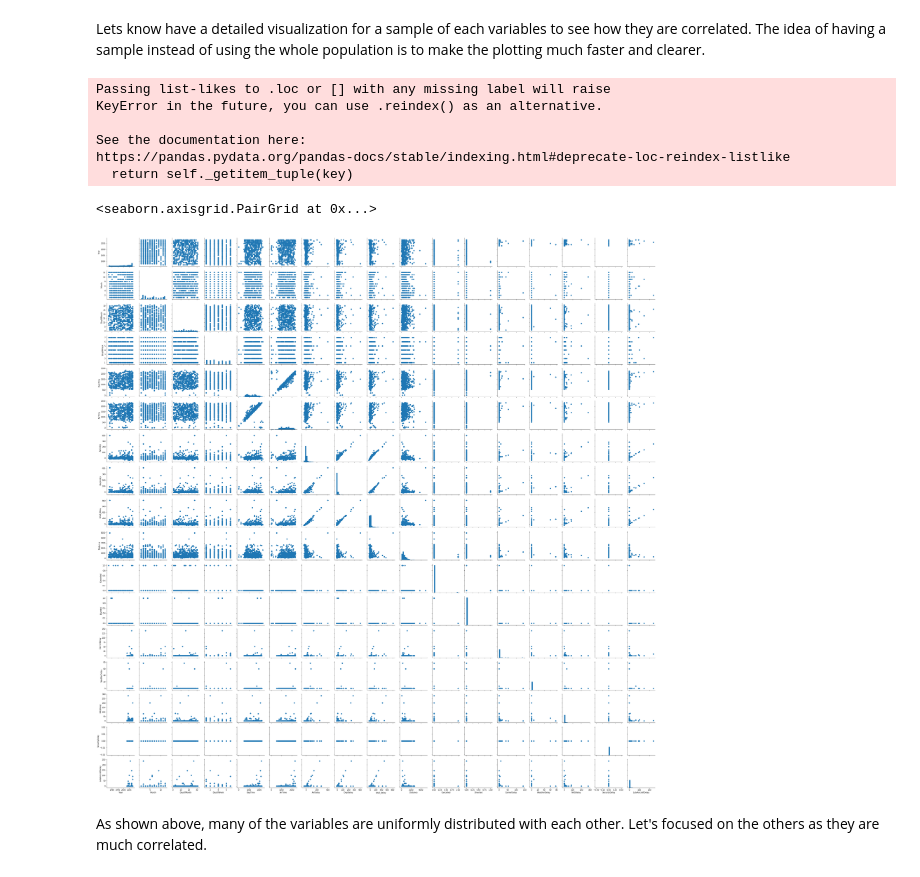
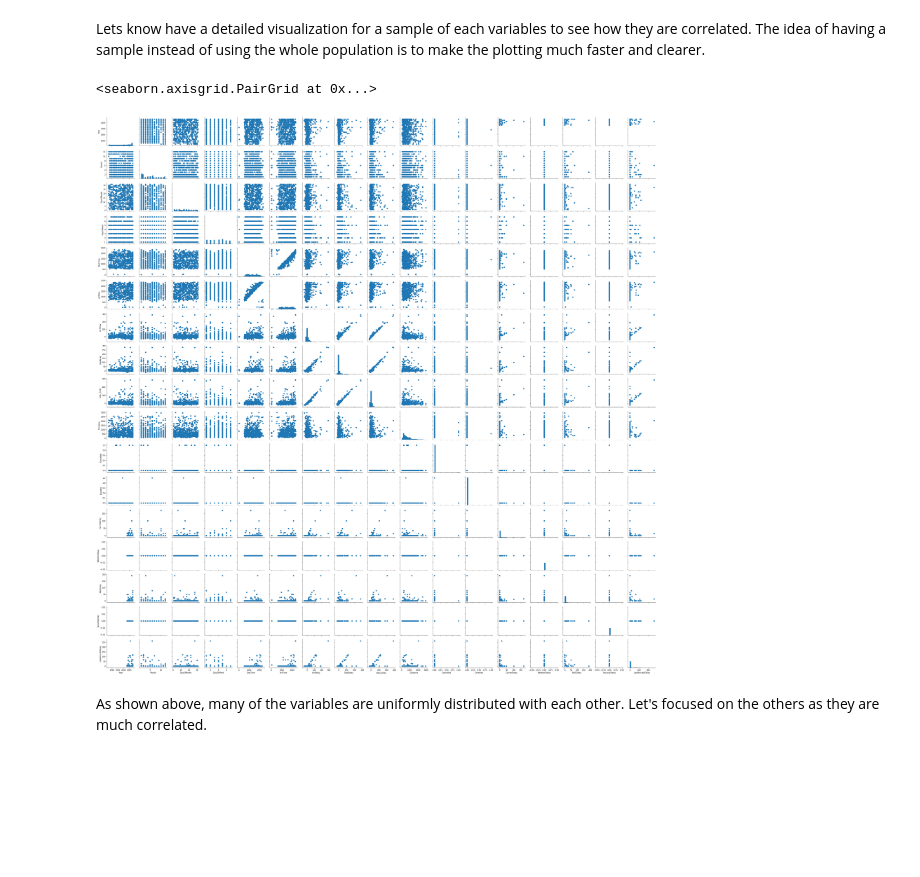
Before and after one commit to 0xRYx0/Udacity-Projects-DAND, a Jupyter notebook: DAND/Project#5 - Data Visualization/exploration_notebook.ipynb, the cells around one changed output. Saved outputs shown, nothing was run; the diff lists cells and outputs as text; code cells hidden in the pictures; blank space fills up the shorter version.

```diff
--- a/DAND/Project#5 - Data Visualization/exploration_notebook.ipynb
+++ b/DAND/Project#5 - Data Visualization/exploration_notebook.ipynb
@@ -25,7 +26,7 @@ all_flights = [file for file in glob.glob('../Flighs Data/csv/*.csv')]
 all_flights.sort()
 
 # Combine all cvs files into one DataFrame [df_flights]:
-df_flights = pd.concat([pd.read_csv(file, encoding ='ISO-8859-1') for file in all_flights ])
+df_flights = pd.concat([pd.read_csv(file, low_memory=False, encoding ='ISO-8859-1') for file in all_flights ])
 
 proc_time = time.time() - proc_time
 # %%
@@ -462,22 +454,16 @@ Lets know have a detailed visualization for a sample of each variables to see ho
 # %%
 # Matrix plotting:
 # Sampling for faster and clearer graph
 samples = np.random.choice(df_flights.shape[0], 500, replace = False)
-flights_sample = df_flights[numeric_vars].loc[samples,:]
+flights_sample = df_flights[numeric_vars].loc[samples,:].reindex()
 
 # correlation plot for all numaric
 grid_graph = sb.PairGrid(data= flights_sample, vars= numeric_vars)
 grid_graph = grid_graph.map_diag(plt.hist, bins= 20);
 grid_graph.map_offdiag(plt.scatter)
 # %% [output]
-Passing list-likes to .loc or [] with any missing label will raise
-KeyError in the future, you can use .reindex() as an alternative.
-
-See the documentation here:
-https://pandas.pydata.org/pandas-docs/stable/indexing.html#deprecate-loc-reindex-listlike
-  return self._getitem_tuple(key)
+<seaborn.axisgrid.PairGrid at 0x...>
-<seaborn.axisgrid.PairGrid at 0x...>
-[figure, old version]
+[figure, new version]
 # %% [markdown]
 As shown above, many of the variables are uniformly distributed with each other. Let's focused on the others as they are much correlated.
 # %%
```
Also changed, not shown: parts of 9 cells of this notebook, 6 other files.
